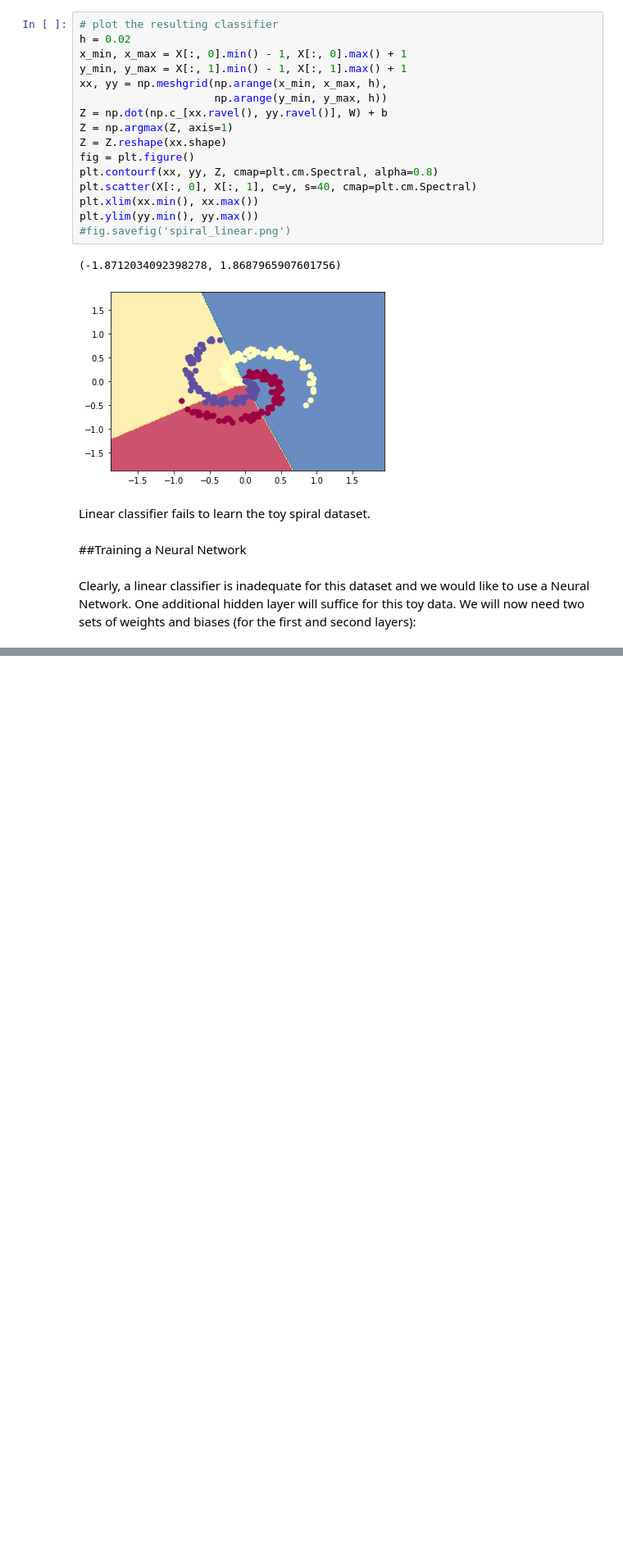
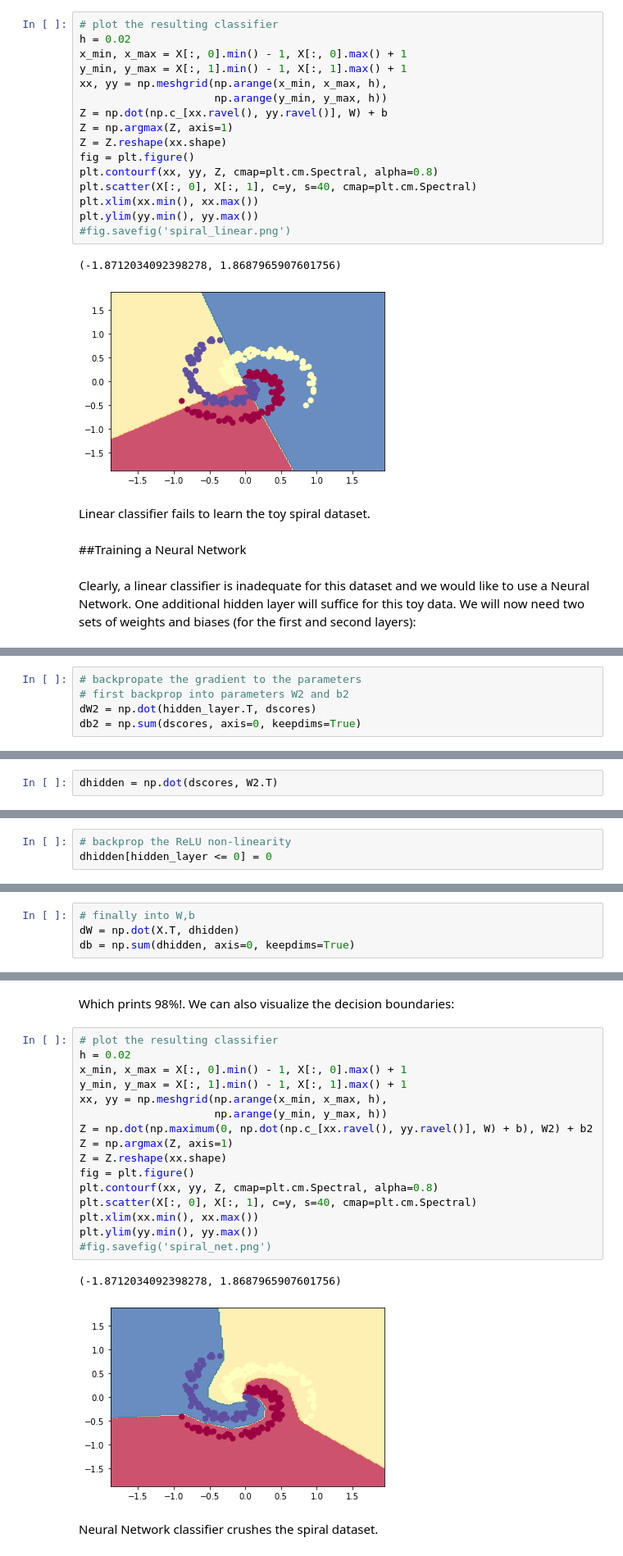
Before and after one commit to rahiakela/cs231n-convolutional-neural-networks-for-visual-recognition, a Jupyter notebook: module-1-neural-networks/8_putting_it_together_minimal_neural_network_case_study.ipynb, the cells around one changed output, grey strips where cells are left out. Shown at 82% size. Drawn from its saved outputs; the diff is of its cells as text; blank space fills up the shorter version.

```diff
--- a/module-1-neural-networks/8_putting_it_together_minimal_neural_network_case_study.ipynb
+++ b/module-1-neural-networks/8_putting_it_together_minimal_neural_network_case_study.ipynb
@@ -312,0 +331,5 @@ Clearly, a linear classifier is inadequate for this dataset and we would like to
+# %%
+# backpropate the gradient to the parameters
+# first backprop into parameters W2 and b2
+dW2 = np.dot(hidden_layer.T, dscores)
+db2 = np.sum(dscores, axis=0, keepdims=True)
@@ -312,0 +338,2 @@ Clearly, a linear classifier is inadequate for this dataset and we would like to
+# %%
+dhidden = np.dot(dscores, W2.T)
@@ -312,0 +342,3 @@ Clearly, a linear classifier is inadequate for this dataset and we would like to
+# %%
+# backprop the ReLU non-linearity
+dhidden[hidden_layer <= 0] = 0
@@ -312,0 +347,4 @@ Clearly, a linear classifier is inadequate for this dataset and we would like to
+# %%
+# finally into W,b
+dW = np.dot(X.T, dhidden)
+db = np.sum(dhidden, axis=0, keepdims=True)
@@ -312,0 +432,23 @@ Clearly, a linear classifier is inadequate for this dataset and we would like to
+# %% [markdown]
+Which prints 98%!. We can also visualize the decision boundaries:
+# %%
+# plot the resulting classifier
+h = 0.02
+x_min, x_max = X[:, 0].min() - 1, X[:, 0].max() + 1
+y_min, y_max = X[:, 1].min() - 1, X[:, 1].max() + 1
+xx, yy = np.meshgrid(np.arange(x_min, x_max, h),
+                     np.arange(y_min, y_max, h))
+Z = np.dot(np.maximum(0, np.dot(np.c_[xx.ravel(), yy.ravel()], W) + b), W2) + b2
+Z = np.argmax(Z, axis=1)
+Z = Z.reshape(xx.shape)
+fig = plt.figure()
+plt.contourf(xx, yy, Z, cmap=plt.cm.Spectral, alpha=0.8)
+plt.scatter(X[:, 0], X[:, 1], c=y, s=40, cmap=plt.cm.Spectral)
+plt.xlim(xx.min(), xx.max())
+plt.ylim(yy.min(), yy.max())
+#fig.savefig('spiral_net.png')
+# %% [output]
+(-1.8712034092398278, 1.8687965907601756)
+[figure, added]
+# %% [markdown]
+Neural Network classifier crushes the spiral dataset.
```
Also changed, not shown: parts of 13 cells of this notebook.
